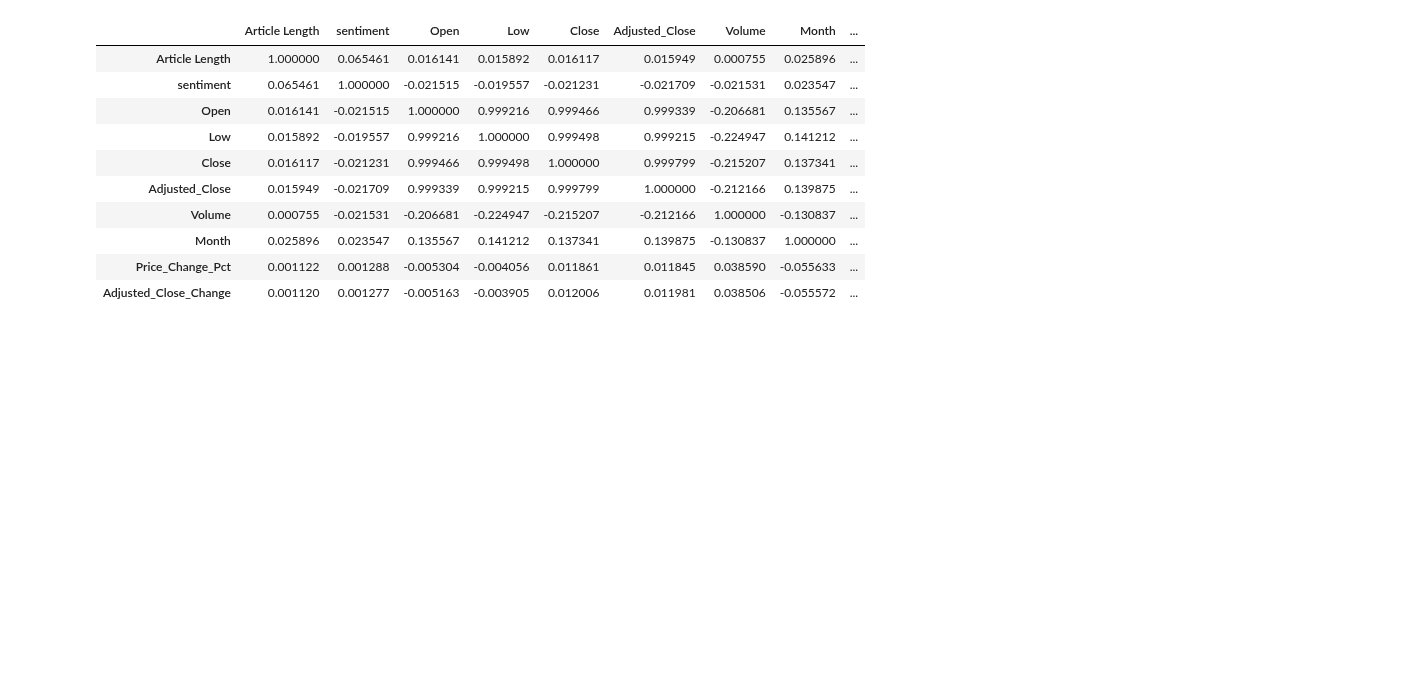
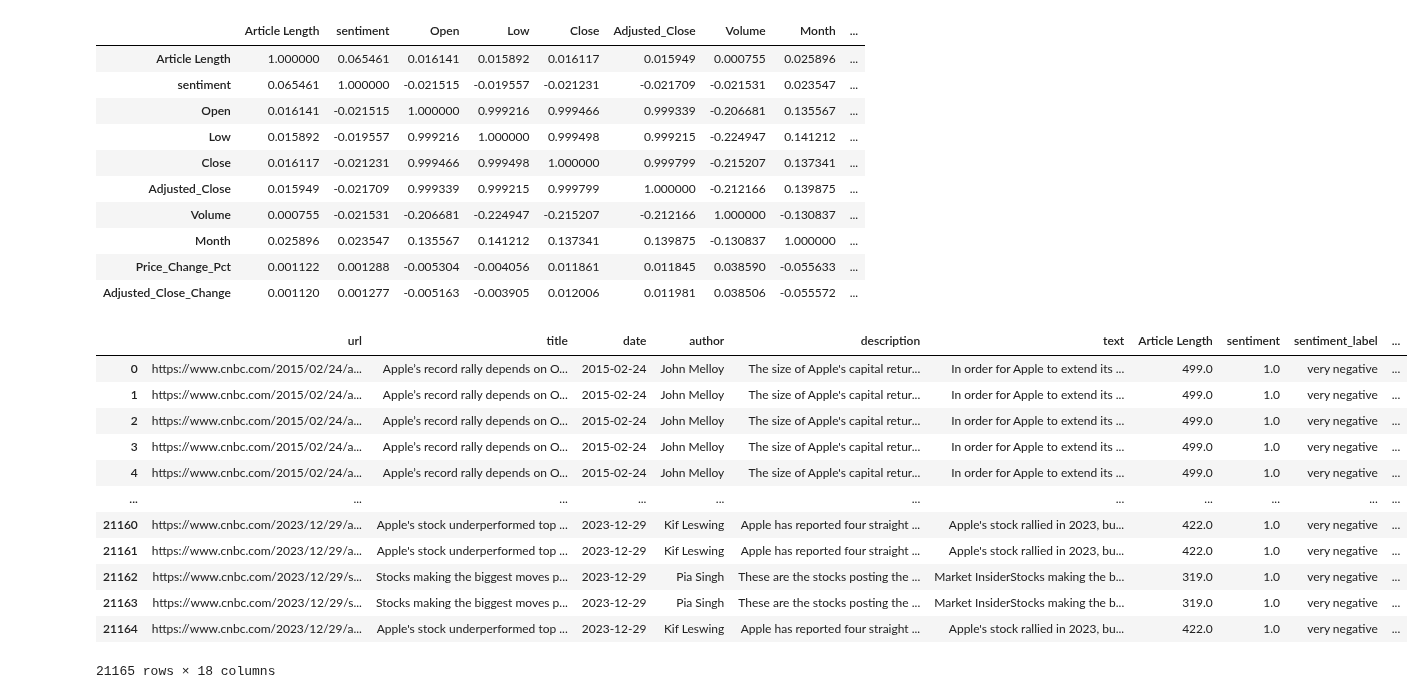
Before and after one commit to EthanFalcao/Sentiment-Analysis-in-Financial-Markets, a Jupyter notebook: 6. merge_eda.ipynb, the cells around one changed output. Saved outputs shown, nothing was run; the diff lists cells and outputs as text; code cells hidden in the pictures; blank space fills up the shorter version.

```diff
--- a/6. merge_eda.ipynb
+++ b/6. merge_eda.ipynb
@@ -138,6 +138,22 @@ corr.style.background_gradient(cmap='coolwarm')
 | Month | 0.025896 | 0.023547 | 0.135567 | 0.141212 | 0.137341 | 0.139875 | -0.130837 | 1.000000 | ... |
 | Price_Change_Pct | 0.001122 | 0.001288 | -0.005304 | -0.004056 | 0.011861 | 0.011845 | 0.038590 | -0.055633 | ... |
 | Adjusted_Close_Change | 0.001120 | 0.001277 | -0.005163 | -0.003905 | 0.012006 | 0.011981 | 0.038506 | -0.055572 | ... |
+# %%
+df
+# %% [output]
+|  | url | title | date | author | description | text | Article Length | sentiment | sentiment_label | ... |
+| 0 | https://www.cnbc.com/2015/02/24/a... | Apple’s record rally depends on O... | 2015-02-24 | John Melloy | The size of Apple's capital retur... | In order for Apple to extend its ... | 499.0 | 1.0 | very negative | ... |
+| 1 | https://www.cnbc.com/2015/02/24/a... | Apple’s record rally depends on O... | 2015-02-24 | John Melloy | The size of Apple's capital retur... | In order for Apple to extend its ... | 499.0 | 1.0 | very negative | ... |
+| 2 | https://www.cnbc.com/2015/02/24/a... | Apple’s record rally depends on O... | 2015-02-24 | John Melloy | The size of Apple's capital retur... | In order for Apple to extend its ... | 499.0 | 1.0 | very negative | ... |
+| 3 | https://www.cnbc.com/2015/02/24/a... | Apple’s record rally depends on O... | 2015-02-24 | John Melloy | The size of Apple's capital retur... | In order for Apple to extend its ... | 499.0 | 1.0 | very negative | ... |
+| 4 | https://www.cnbc.com/2015/02/24/a... | Apple’s record rally depends on O... | 2015-02-24 | John Melloy | The size of Apple's capital retur... | In order for Apple to extend its ... | 499.0 | 1.0 | very negative | ... |
+| ... | ... | ... | ... | ... | ... | ... | ... | ... | ... | ... |
+| 21160 | https://www.cnbc.com/2023/12/29/a... | Apple's stock underperformed top ... | 2023-12-29 | Kif Leswing | Apple has reported four straight ... | Apple's stock rallied in 2023, bu... | 422.0 | 1.0 | very negative | ... |
+| 21161 | https://www.cnbc.com/2023/12/29/a... | Apple's stock underperformed top ... | 2023-12-29 | Kif Leswing | Apple has reported four straight ... | Apple's stock rallied in 2023, bu... | 422.0 | 1.0 | very negative | ... |
+| 21162 | https://www.cnbc.com/2023/12/29/s... | Stocks making the biggest moves p... | 2023-12-29 | Pia Singh | These are the stocks posting the ... | Market InsiderStocks making the b... | 319.0 | 1.0 | very negative | ... |
+| 21163 | https://www.cnbc.com/2023/12/29/s... | Stocks making the biggest moves p... | 2023-12-29 | Pia Singh | These are the stocks posting the ... | Market InsiderStocks making the b... | 319.0 | 1.0 | very negative | ... |
+| 21164 | https://www.cnbc.com/2023/12/29/a... | Apple's stock underperformed top ... | 2023-12-29 | Kif Leswing | Apple has reported four straight ... | Apple's stock rallied in 2023, bu... | 422.0 | 1.0 | very negative | ... |
+21165 rows × 18 columns
 # %%
 # Pairplot for a subset of numerical columns
 # sns.pairplot(df[['numerical_column1', 'numerical_column2', 'numerical_column3']])
```
Also changed, not shown: 6 other files.
